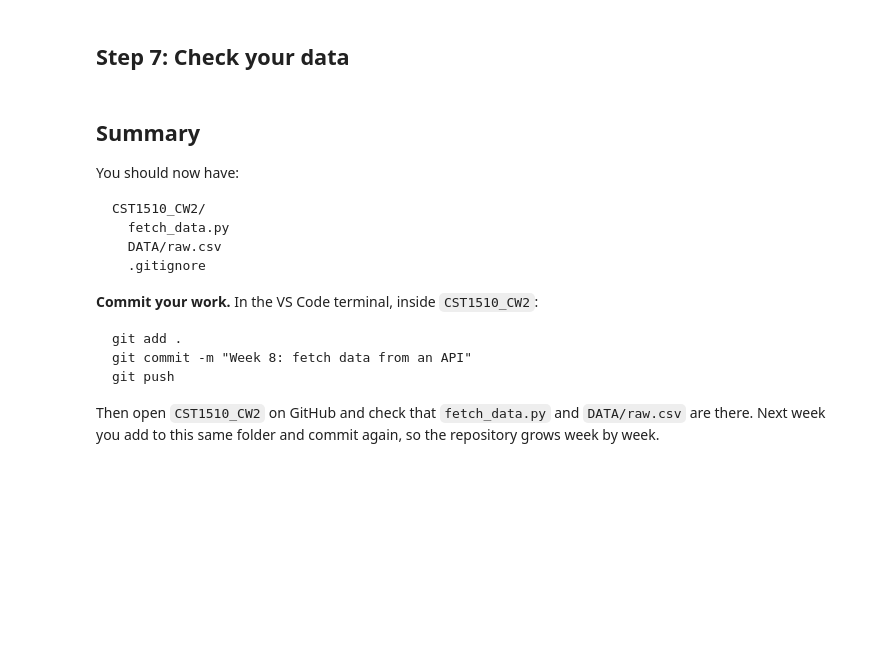
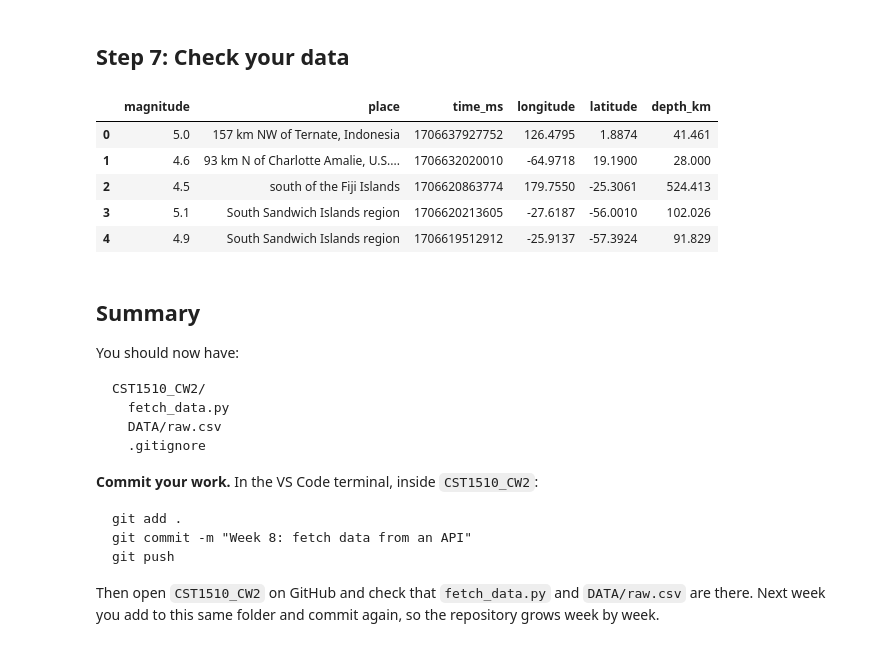
Before and after one commit to zaramuthakim/CST1510CW2, a Jupyter notebook: Week 08 - Pulling Real Data/LAB/W08_Lab.ipynb, the cells around one changed output. Saved outputs shown, nothing was run; the diff lists cells and outputs as text; code cells hidden in the pictures; blank space fills up the shorter version.

```diff
--- a/Week 08 - Pulling Real Data/LAB/W08_Lab.ipynb
+++ b/Week 08 - Pulling Real Data/LAB/W08_Lab.ipynb
@@ -387,3 +413,34 @@ df.head()
+# %%
+
+RENAME = {
+    "properties_mag": "magnitude",
+    "properties_place": "place",
+    "properties_time": "time_ms",
+    "geometry_coordinates": "coordinates"
+}
+MUST_HAVE = ["magnitude", "place"]
+
+tidy = table.rename(columns=RENAME)
+
+tidy['magnitude'] = pd.to_numeric(tidy['magnitude'], errors='coerce')
+
+tidy[['longitude', 'latitude', 'depth_km']] = pd.DataFrame(
+    tidy['coordinates'].tolist(), index=tidy.index
+)
+
+KEEP = ["magnitude", "place", "time_ms", "longitude", "latitude", "depth_km"]
+tidy = tidy[KEEP]
+
+tidy = tidy.dropna(subset=MUST_HAVE)
+
+tidy.head()
+# %% [output]
+|  | magnitude | place | time_ms | longitude | latitude | depth_km |
+| 0 | 5.0 | 157 km NW of Ternate, Indonesia | 1706637927752 | 126.4795 | 1.8874 | 41.461 |
+| 1 | 4.6 | 93 km N of Charlotte Amalie, U.S.... | 1706632020010 | -64.9718 | 19.1900 | 28.000 |
+| 2 | 4.5 | south of the Fiji Islands | 1706620863774 | 179.7550 | -25.3061 | 524.413 |
+| 3 | 5.1 | South Sandwich Islands region | 1706620213605 | -27.6187 | -56.0010 | 102.026 |
+| 4 | 4.9 | South Sandwich Islands region | 1706619512912 | -25.9137 | -57.3924 | 91.829 |
 # %% [markdown]
 ## Summary
 
```
Also changed, not shown: parts of 6 cells of this notebook, 22 other files.
